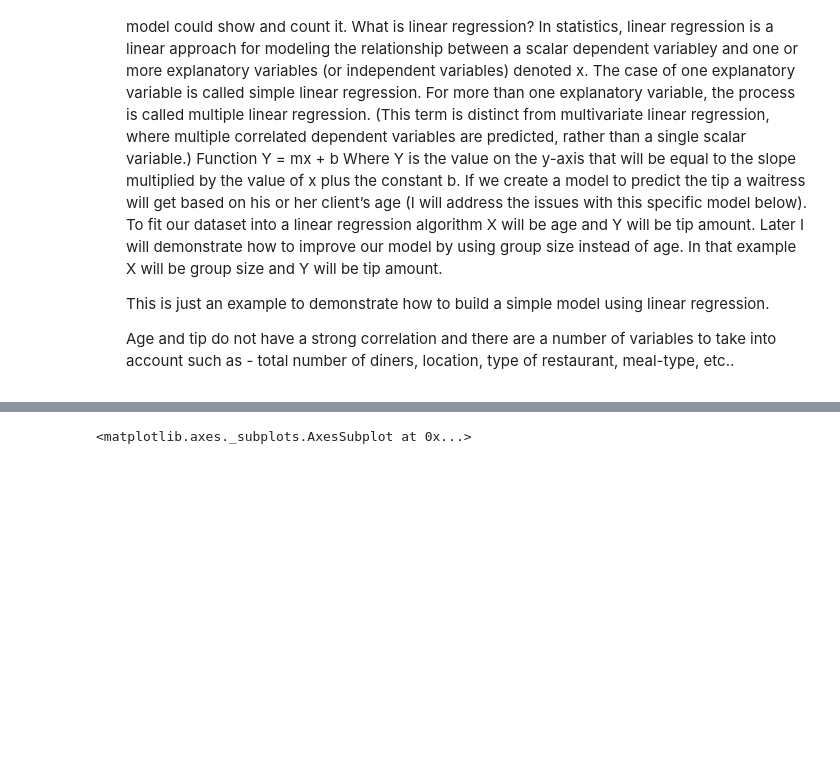
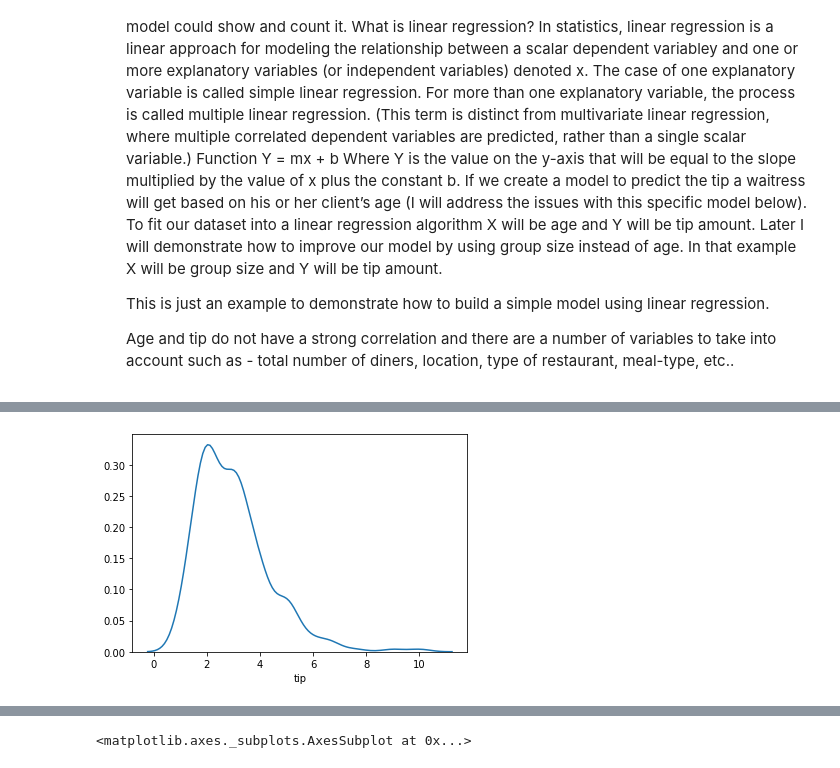
Before and after one commit to rituteval/Fundamentals-assesments, a Jupyter notebook: Tips data set.ipynb, the cells around one changed output, grey strips where cells are left out. Cells and saved outputs as stored; diff of their text form; code cells hidden in the pictures; blank space fills up the shorter version.

```diff
--- a/Tips data set.ipynb
+++ b/Tips data set.ipynb
@@ -207,0 +219,4 @@ sns.barplot(x= 'smoker', y= 'ftip', hue='sex', data = df, capsize=.1) # Plot the
+# %%
+sns.distplot(tips['tip'],hist=False, bins=20); # Estimated Kernel Density
+# %% [output]
+[figure, added]
```
Also changed, not shown: parts of 7 cells of this notebook.
